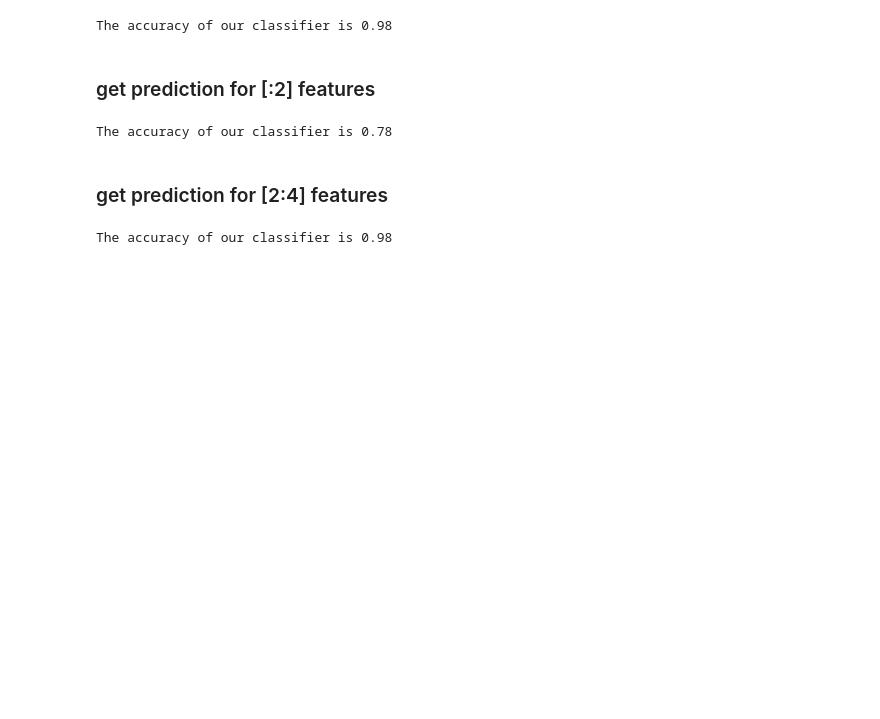
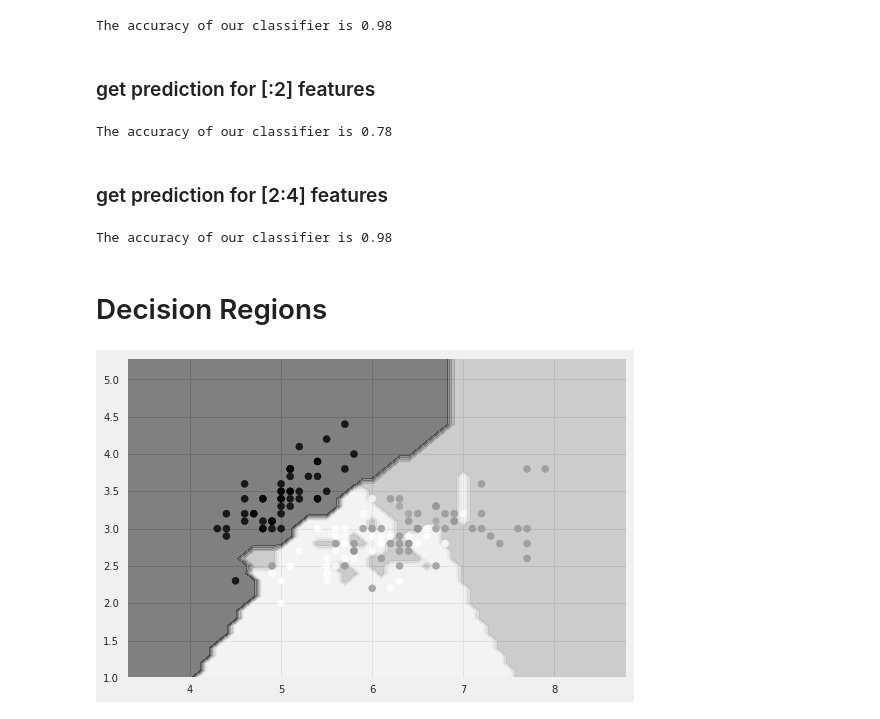
Before and after one commit to hyzhak/k-nn, a Jupyter notebook: k_nn.ipynb, the cells around one changed output. Saved outputs shown, nothing was run; the diff lists cells and outputs as text; code cells hidden in the pictures; blank space fills up the shorter version.

Commit message:
draw decision regions

```diff
--- a/k_nn.ipynb
+++ b/k_nn.ipynb
@@ -232,3 +232,30 @@ accuracy = accuracy_score(y_test, pred)
 print('\nThe accuracy of our classifier is {}'.format(accuracy))
 # %% [output]
 The accuracy of our classifier is 0.98
+# %% [markdown]
+# Decision Regions
+# %%
+def label_to_int(labels):
+    return [list(set(labels)).index(y_value) for y_value in labels]
+# %%
+# choose 2 features to classify
+features_indexes = [0,1]
+
+# Plotting decision regions
+x_min, x_max = X[:, features_indexes[0]].min() - 1, X[:, features_indexes[0]].max() + 1
+y_min, y_max = X[:, features_indexes[1]].min() - 1, X[:, features_indexes[1]].max() + 1
+xx, yy = np.meshgrid(np.arange(x_min, x_max, 0.1),
+                     np.arange(y_min, y_max, 0.1))
+
+knn = KNeighborsClassifier(n_neighbors=1)
+knn.fit(X_train[:, features_indexes], y_train)
+
+Z = knn.predict(np.c_[xx.ravel(), yy.ravel()])
+Z = np.array(label_to_int(Z))
+Z = Z.reshape(xx.shape)
+
+plt.contourf(xx, yy, Z, alpha=0.5)
+plt.scatter(X[:, features_indexes[0]], X[:, features_indexes[1]], c=[list(set(y)).index(y_value) for y_value in y], alpha=0.8)
+plt.show()
+# %% [output]
+[figure, added]
```
